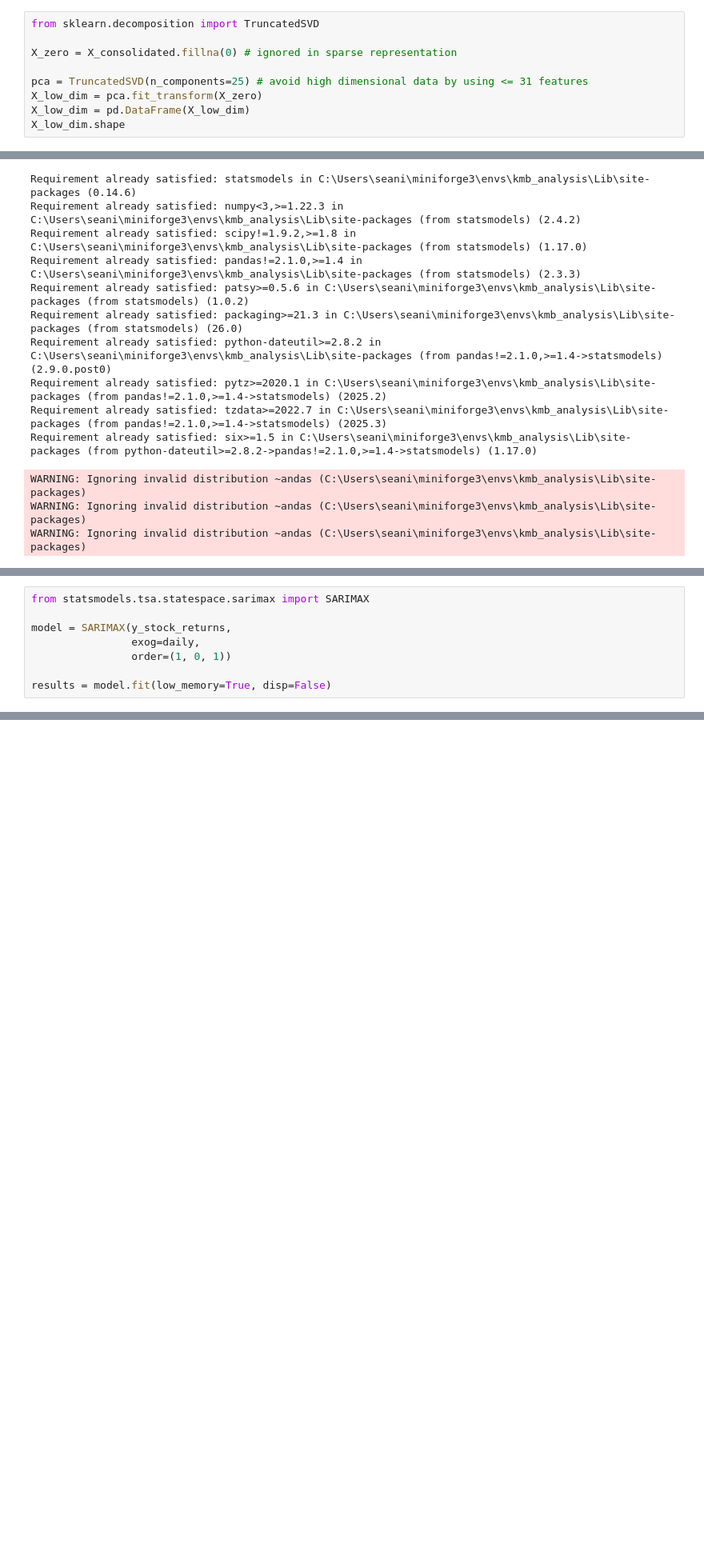
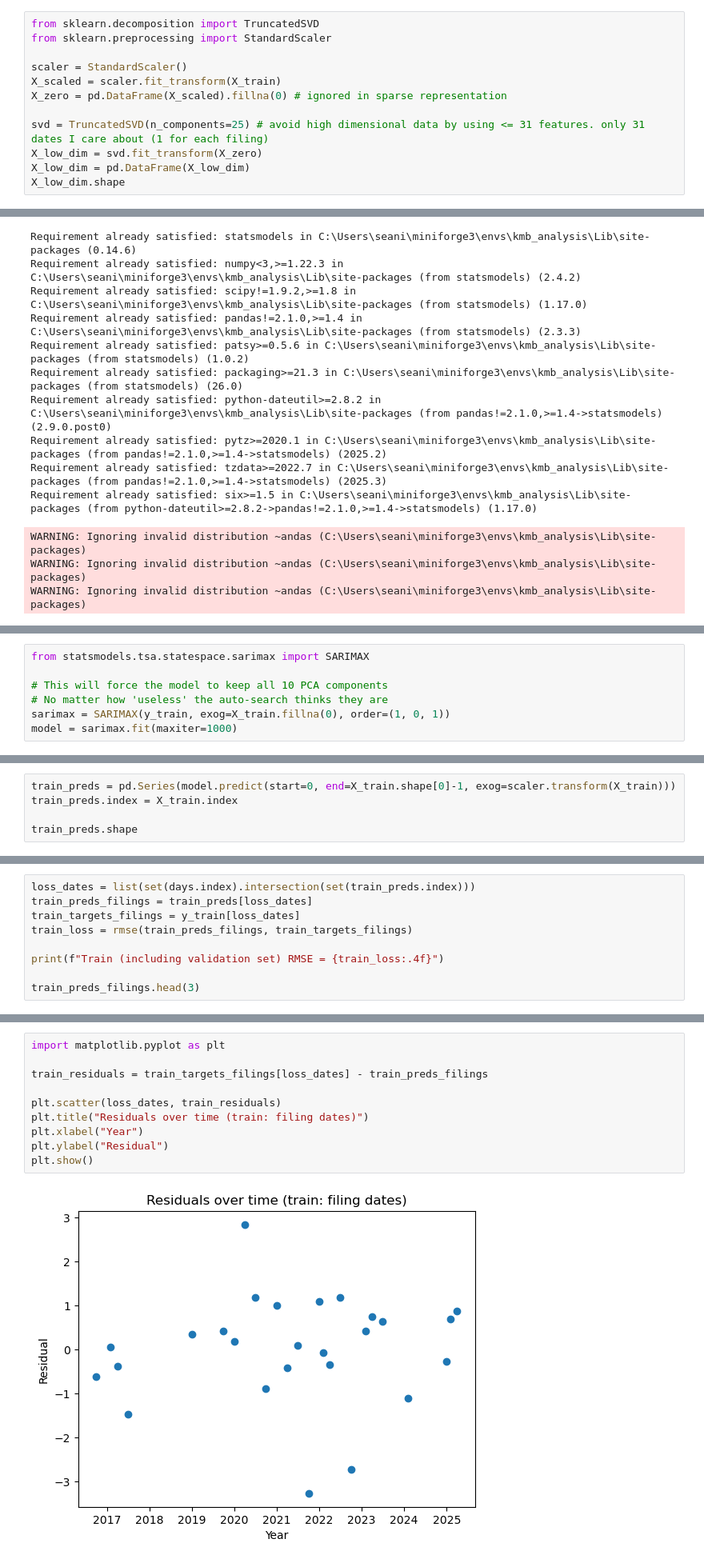
Before and after one commit to ICharmU/rothenberg_code_challenge, a Jupyter notebook: KMB/preprocessing/2_model_exploration.ipynb, the cells around one changed output, grey strips where cells are left out. Shown at 80% size. Cells and saved outputs as stored; diff of their text form; blank space fills up the shorter version.

```diff
--- a/KMB/preprocessing/2_model_exploration.ipynb
+++ b/KMB/preprocessing/2_model_exploration.ipynb
@@ -225,10 +203,13 @@ X_consolidated.shape, y_consolidated.shape
 # %%
 from sklearn.decomposition import TruncatedSVD
+from sklearn.preprocessing import StandardScaler
 
-X_zero = X_consolidated.fillna(0) # ignored in sparse representation
+scaler = StandardScaler()
+X_scaled = scaler.fit_transform(X_train)
+X_zero = pd.DataFrame(X_scaled).fillna(0) # ignored in sparse representation
 
-pca = TruncatedSVD(n_components=25) # avoid high dimensional data by using <= 31 features
-X_low_dim = pca.fit_transform(X_zero)
+svd = TruncatedSVD(n_components=25) # avoid high dimensional data by using <= 31 features. only 31 dates I care about (1 for each filing)
+X_low_dim = svd.fit_transform(X_zero)
 X_low_dim = pd.DataFrame(X_low_dim)
 X_low_dim.shape
 # %% [output]
@@ -324,8 +302,7 @@ daily.head()
 # %%
 from statsmodels.tsa.statespace.sarimax import SARIMAX
 
-model = SARIMAX(y_stock_returns,
-                exog=daily,
-                order=(1, 0, 1))
-
-results = model.fit(low_memory=True, disp=False)
+# This will force the model to keep all 10 PCA components
+# No matter how 'useless' the auto-search thinks they are
+sarimax = SARIMAX(y_train, exog=X_train.fillna(0), order=(1, 0, 1))
+model = sarimax.fit(maxiter=1000)
@@ -333,0 +309,5 @@ results
+# %%
+train_preds = pd.Series(model.predict(start=0, end=X_train.shape[0]-1, exog=scaler.transform(X_train)))
+train_preds.index = X_train.index
+
+train_preds.shape
@@ -333,0 +316,9 @@ results
+# %%
+loss_dates = list(set(days.index).intersection(set(train_preds.index)))
+train_preds_filings = train_preds[loss_dates]
+train_targets_filings = y_train[loss_dates]
+train_loss = rmse(train_preds_filings, train_targets_filings)
+
+print(f"Train (including validation set) RMSE = {train_loss:.4f}")
+
+train_preds_filings.head(3)
@@ -333,0 +332,12 @@ results
+# %%
+import matplotlib.pyplot as plt
+
+train_residuals = train_targets_filings[loss_dates] - train_preds_filings
+
+plt.scatter(loss_dates, train_residuals)
+plt.title("Residuals over time (train: filing dates)")
+plt.xlabel("Year")
+plt.ylabel("Residual")
+plt.show()
+# %% [output]
+[figure, added]
```
Also changed, not shown: parts of 56 cells of this notebook, 3 other files.
